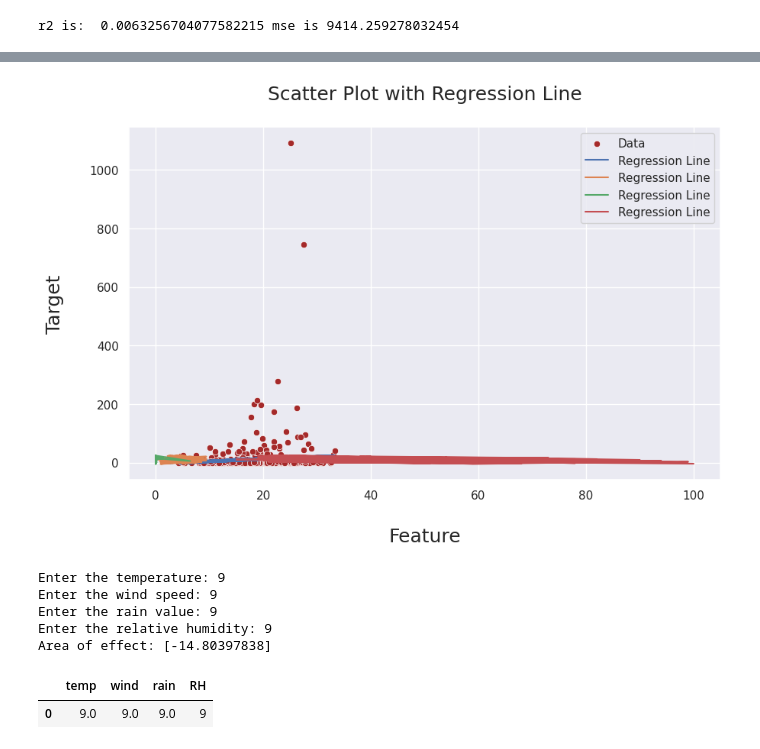
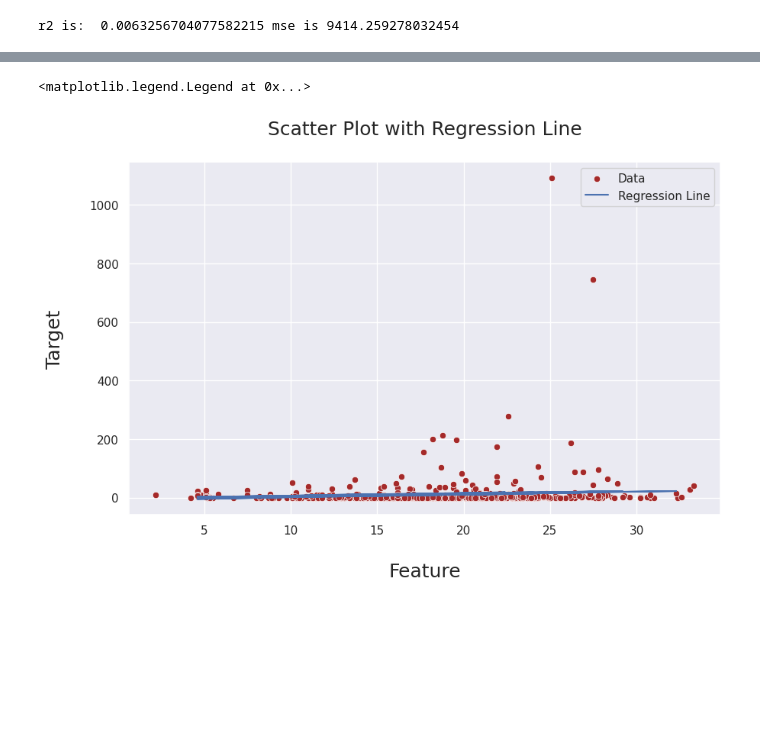
Before and after one commit to Princy01/Data--Analytics-Training, a Jupyter notebook: forest.ipynb, the cells around one changed output, grey strips where cells are left out. Saved outputs shown, nothing was run; the diff lists cells and outputs as text; code cells hidden in the pictures; blank space fills up the shorter version.

```diff
--- a/forest.ipynb
+++ b/forest.ipynb
@@ -223,21 +130,13 @@ Text(0, 0.5, 'Importance\n')
 # %%
 sns.set_theme(style='darkgrid')
 plt.figure(figsize=(10,6))
-
-# Scatter plot
-sns.scatterplot(x='temp', y='area', color='brown', data=df,label="Data")
-
-# Regression line
-# y_pred is for X_test only, where X is entire data, so
-y_complete_pred = model.predict(X)
-
-plt.plot(X, y_complete_pred, label='Regression Line')
-
-# Title and labels
-plt.title('Scatter Plot with Regression Line\n', fontsize=18)
-plt.xlabel('\nFeature', fontsize=18)
-plt.ylabel('Target\n', fontsize=18)
+#plt.xticks(rotation=90)
+sns.scatterplot(x='temp',y='area',color='brown',data=data,label="Data")
+plt.plot(x_test['temp'],y_pred,label='Regression Line')
+plt.title('Scatter Plot with Regression Line\n',fontsize=18)
+plt.xlabel('\nFeature',fontsize=18)
+plt.ylabel('Target\n',fontsize=18)
 plt.legend()
-plt.show()
 # %% [output]
+<matplotlib.legend.Legend at 0x...>
-[figure, old version]
+[figure, new version]
@@ -258,15 +142,0 @@ def get_user_input():
-# %%
-user_data = get_user_input()
-y_pred_user_data = model.predict(user_data)
-print("Area of effect:",y_pred_user_data)
-# %% [output]
-Enter the temperature: 9
-Enter the wind speed: 9
-Enter the rain value: 9
-Enter the relative humidity: 9
-Area of effect: [-14.80397838]
-# %%
-user_data
-# %% [output]
-|  | temp | wind | rain | RH |
-| 0 | 9.0 | 9.0 | 9.0 | 9 |
```
Also changed, not shown: parts of 15 cells of this notebook, 9 other files.
